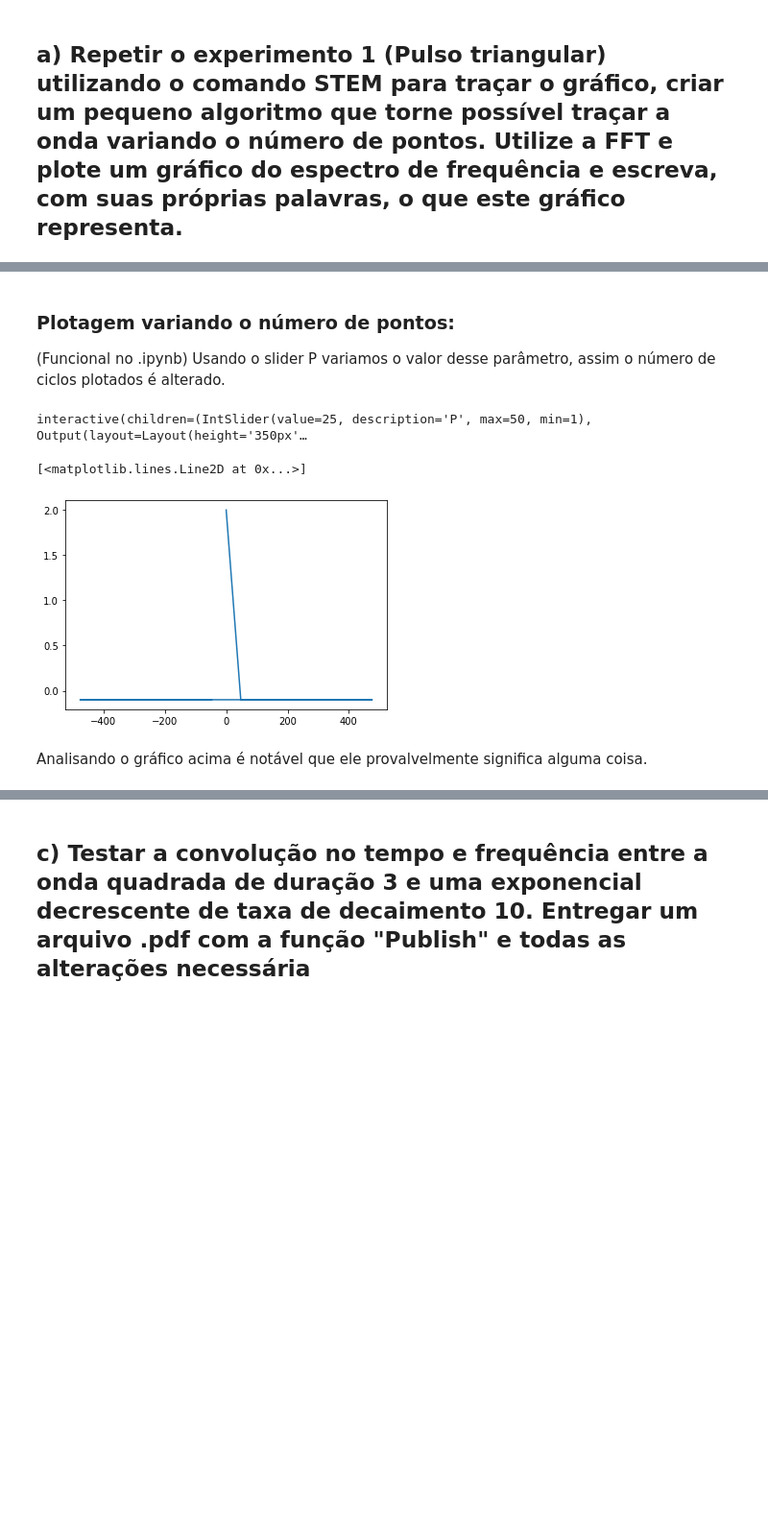
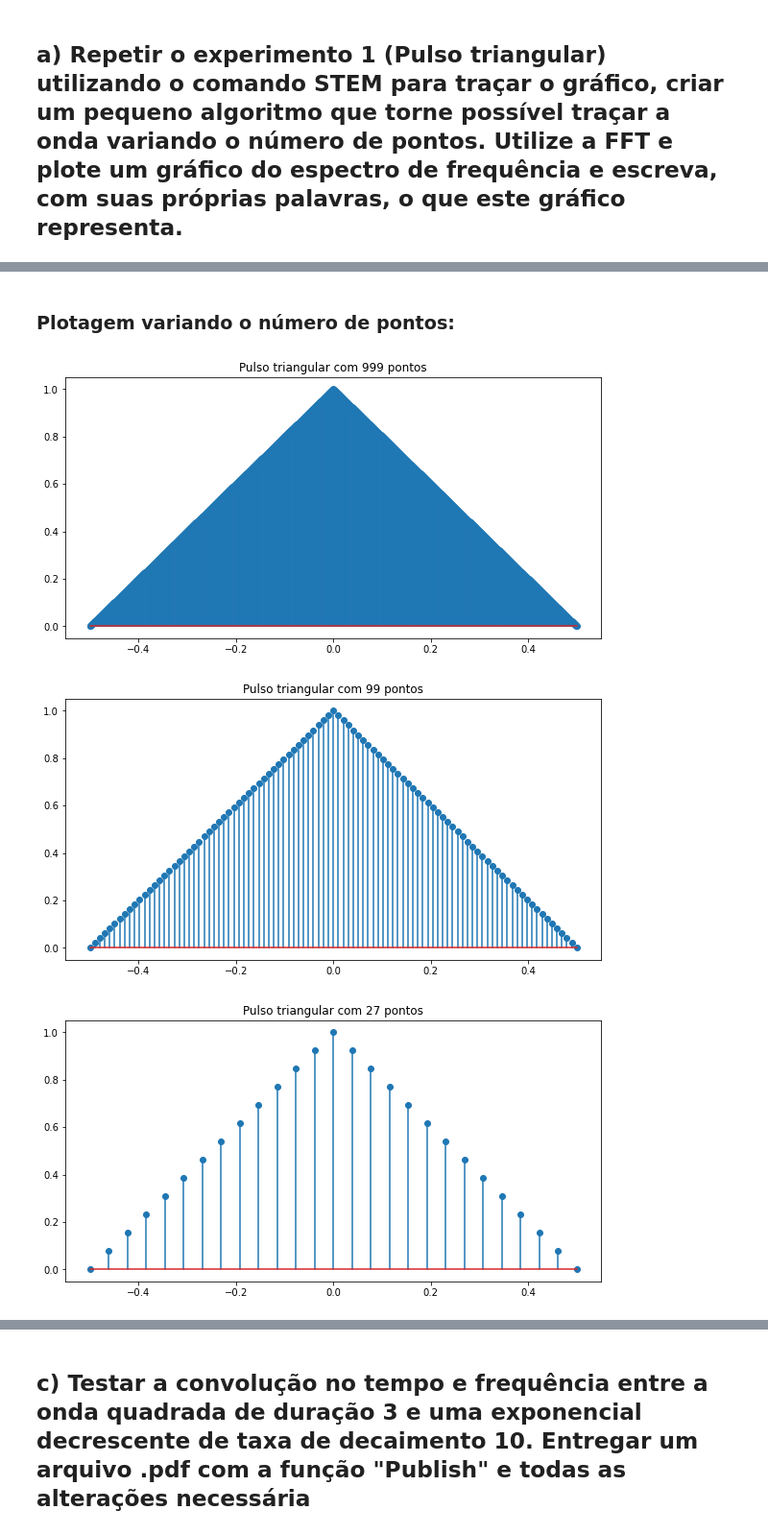
Before and after one commit to leogargitter/fundamentos-comunicacao, a Jupyter notebook: relatorio1.ipynb, the cells around one changed output, grey strips where cells are left out. Shown at 96% size. Cells and saved outputs as stored; diff of their text form; code cells hidden in the pictures; blank space fills up the shorter version.

```diff
--- a/relatorio1.ipynb
+++ b/relatorio1.ipynb
@@ -32,35 +33,18 @@ Text(0.5, 1.0, 'Pulso triangular')
-# %% [markdown]
-### Plotagem variando o número de pontos:
-(Funcional no .ipynb) Usando o slider P variamos o valor desse parâmetro, assim o número de ciclos plotados é alterado.
-# %%
-def f(P):
-    figure(2)
-    tempo_onda = arange(0, P * T * 1.001, T / 2)
-    y = zeros(3 + ((P - 1) * 2))
-    y[1::2] = A
-    plot(tempo_onda, y)
-    show()
-
-interactive_plot = interactive(f, P=(1, 50))
-output = interactive_plot.children[-1]
-output.layout.height = '350px'
-interactive_plot
-# %% [output]
-interactive(children=(IntSlider(value=25, description='P', max=50, min=1), Output(layout=Layout(height='350px'…
-# %%
-A = 0.2
-f = 1000
-T = 1 / f
-P = 10
-tempo = arange(0, P * T * 1.001, T / 2)
-y = zeros(3 + ((P - 1) * 2))
-y[1::2] = A
-
-yf = fft.fft(y)
-xf = fft.fftfreq(len(y),T)
-plot(xf,yf)
-# %% [output]
-[<matplotlib.lines.Line2D at 0x...>]
-[figure, removed]
-# %% [markdown]
-Analisando o gráfico acima é notável que ele provalvelmente significa alguma coisa.
+# %% [markdown]
+### Plotagem variando o número de pontos:
+# %%
+
+def plot_onda_triangular(f_amostragem):
+    t_st = linspace(0, 1, f_amostragem)
+    figure(figsize=(10,5))
+    stem(t_st-.5, (sawtooth( 2*pi * t_st,.5)+1)/2)
+    title(f'Pulso triangular com {f_amostragem} pontos')
+
+
+plot_onda_triangular(999)
+plot_onda_triangular(99)
+plot_onda_triangular(27)
+# %% [output]
+[figure, added]
+[figure, added]
+[figure, added]
```
Also changed, not shown: parts of 6 cells of this notebook.
